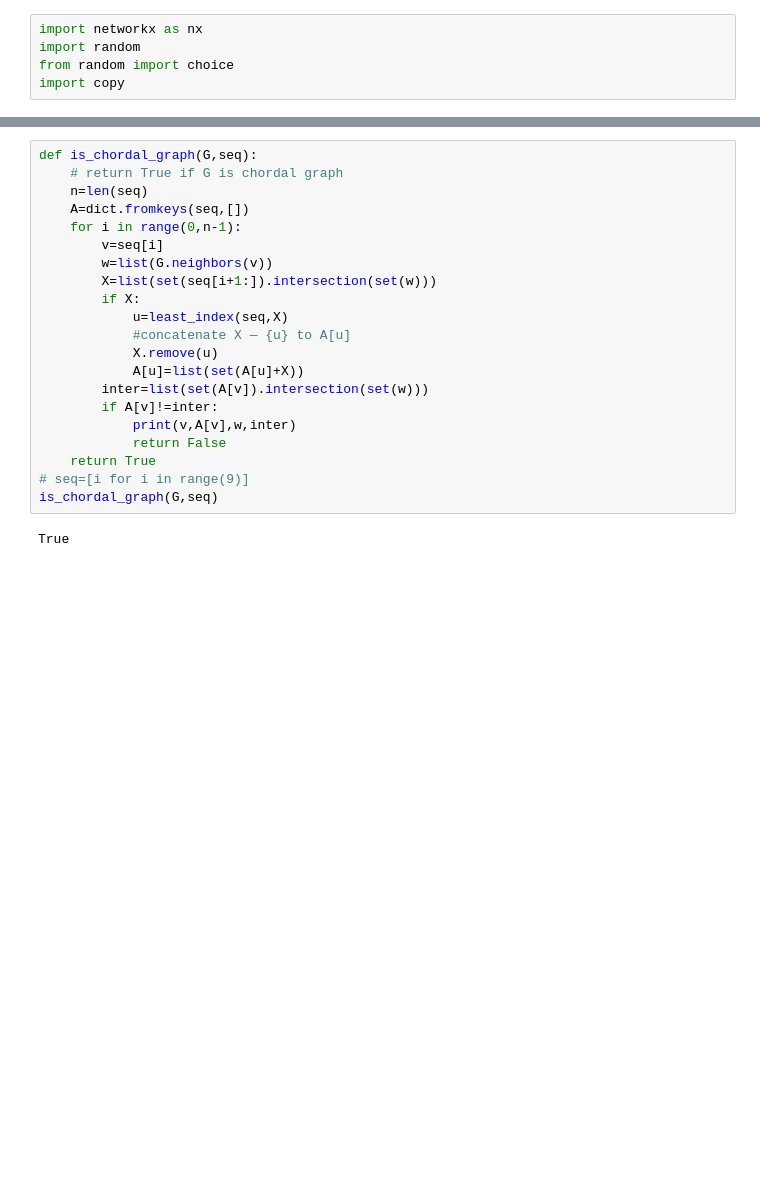
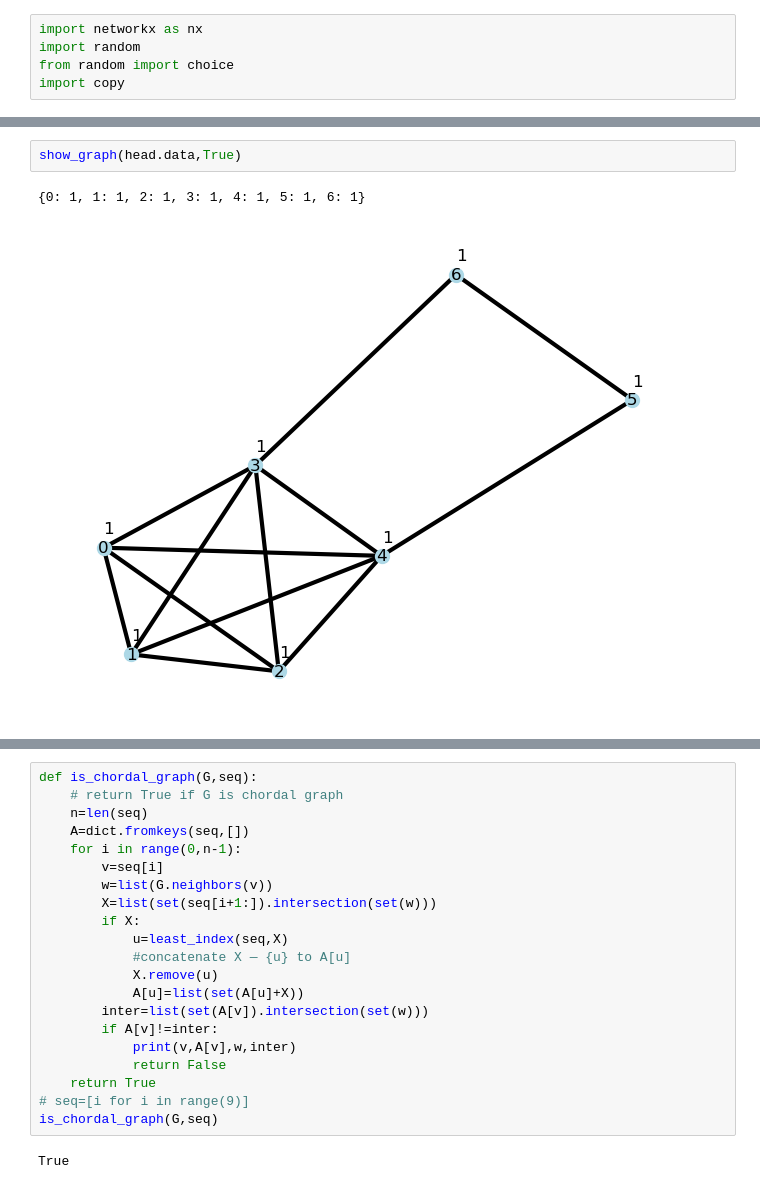
Before and after one commit to vonals/code, a Jupyter notebook: graphx.ipynb, the cells around one changed output, grey strips where cells are left out. Cells and saved outputs as stored; diff of their text form; blank space fills up the shorter version.

```diff
--- a/graphx.ipynb
+++ b/graphx.ipynb
@@ -15,0 +25,5 @@ def show_graph(G):
+# %%
+show_graph(head.data,True)
+# %% [output]
+{0: 1, 1: 1, 2: 1, 3: 1, 4: 1, 5: 1, 6: 1}
+[figure, added]
```
Also changed, not shown: parts of 26 cells of this notebook.
